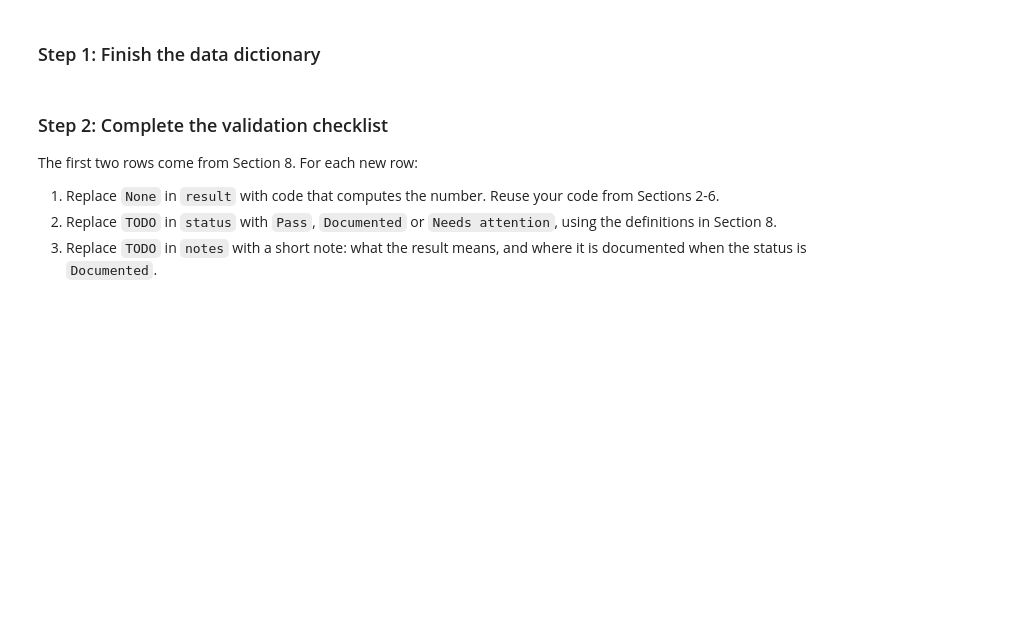
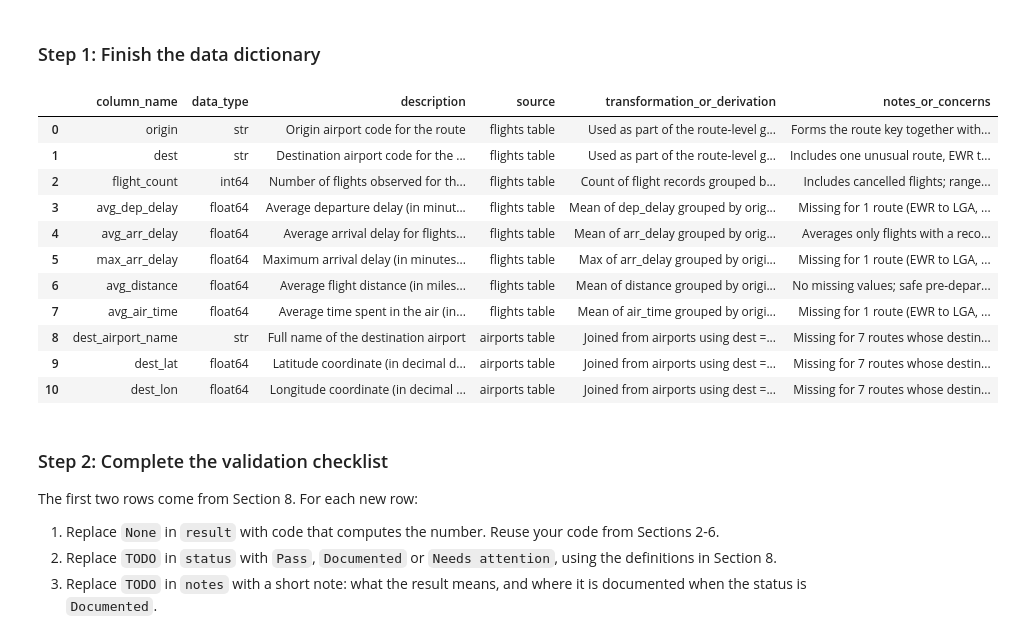
Before and after one commit to zhastedt/ban6003-week-11-zachhastedt, a Jupyter notebook: notebooks/module11_abt_documentation_guided_lab.ipynb, the cells around one changed output. Saved outputs shown, nothing was run; the diff lists cells and outputs as text; code cells hidden in the pictures; blank space fills up the shorter version.

Commit message:
Complete Module 11 ABT documentation lab

```diff
--- a/notebooks/module11_abt_documentation_guided_lab.ipynb
+++ b/notebooks/module11_abt_documentation_guided_lab.ipynb
@@ -392,10 +525,13 @@ In `notes_or_concerns`, record two findings from earlier sections: the route whe
 
 In the offline assignment you will complete the dictionary rows for the five ABT columns that are still blank.
 # %%
-# Your Turn 5 - document the ABT column avg_dep_delay (one dictionary row).
-# Replace the four empty strings, in the order of doc_fields, then run the cell.
 your_turn_entries = {
-    "avg_dep_delay": ["", "", "", ""],
+    "avg_dep_delay": [
+        "Average departure delay (in minutes) for flights on the route",
+        "flights table",
+        "Mean of dep_delay grouped by origin and dest",
+        "Missing for 1 route (EWR to LGA, where the single flight was cancelled); data leakage if used as a predictor before departure"
+    ],
 }
 
 for abt_column, values in your_turn_entries.items():
@@ -501,20 +647,56 @@ An analyst on another team will use the route ABT next week and cannot ask you t
 # %% [markdown]
 ### Step 1: Finish the data dictionary
 # %%
-# Offline Assignment, step 1 - document the five remaining ABT columns.
-# Replace the empty strings, four values per column in the order of doc_fields, then run the cell.
 remaining_entries = {
-    "max_arr_delay": ["", "", "", ""],
-    "avg_distance": ["", "", "", ""],
-    "avg_air_time": ["", "", "", ""],
-    "dest_lat": ["", "", "", ""],
-    "dest_lon": ["", "", "", ""],
+    "max_arr_delay": [
+        "Maximum arrival delay (in minutes) observed for flights on the route",
+        "flights table",
+        "Max of arr_delay grouped by origin and dest",
+        "Missing for 1 route (EWR to LGA, where the single flight was cancelled); negative values (-22 min) occur on single-flight routes where the flight arrived early; post-arrival metric (data leakage)"
+    ],
+    "avg_distance": [
+        "Average flight distance (in miles) for flights on the route",
+        "flights table",
+        "Mean of distance grouped by origin and dest",
+        "No missing values; safe pre-departure predictor"
+    ],
+    "avg_air_time": [
+        "Average time spent in the air (in minutes) for flights on the route",
+        "flights table",
+        "Mean of air_time grouped by origin and dest",
+        "Missing for 1 route (EWR to LGA, where the single flight was cancelled); post-flight metric (data leakage if used to predict delay before takeoff)"
+    ],
+    "dest_lat": [
+        "Latitude coordinate (in decimal degrees) of the destination airport",
+        "airports table",
+        "Joined from airports using dest == faa",
+        "Missing for 7 routes whose destination (BQN, PSE, SJU, STT) is not in the airports table"
+    ],
+    "dest_lon": [
+        "Longitude coordinate (in decimal degrees) of the destination airport",
+        "airports table",
+        "Joined from airports using dest == faa",
+        "Missing for 7 routes whose destination (BQN, PSE, SJU, STT) is not in the airports table"
+    ],
 }
 
 for abt_column, values in remaining_entries.items():
     data_dictionary.loc[data_dictionary["column_name"] == abt_column, doc_fields] = values
 
 data_dictionary
+# %% [output]
+|  | column_name | data_type | description | source | transformation_or_derivation | notes_or_concerns |
+| 0 | origin | str | Origin airport code for the route | flights table | Used as part of the route-level g... | Forms the route key together with... |
+| 1 | dest | str | Destination airport code for the ... | flights table | Used as part of the route-level g... | Includes one unusual route, EWR t... |
+| 2 | flight_count | int64 | Number of flights observed for th... | flights table | Count of flight records grouped b... | Includes cancelled flights; range... |
+| 3 | avg_dep_delay | float64 | Average departure delay (in minut... | flights table | Mean of dep_delay grouped by orig... | Missing for 1 route (EWR to LGA, ... |
+| 4 | avg_arr_delay | float64 | Average arrival delay for flights... | flights table | Mean of arr_delay grouped by orig... | Averages only flights with a reco... |
+| 5 | max_arr_delay | float64 | Maximum arrival delay (in minutes... | flights table | Max of arr_delay grouped by origi... | Missing for 1 route (EWR to LGA, ... |
+| 6 | avg_distance | float64 | Average flight distance (in miles... | flights table | Mean of distance grouped by origi... | No missing values; safe pre-depar... |
+| 7 | avg_air_time | float64 | Average time spent in the air (in... | flights table | Mean of air_time grouped by origi... | Missing for 1 route (EWR to LGA, ... |
+| 8 | dest_airport_name | str | Full name of the destination airport | airports table | Joined from airports using dest =... | Missing for 7 routes whose destin... |
+| 9 | dest_lat | float64 | Latitude coordinate (in decimal d... | airports table | Joined from airports using dest =... | Missing for 7 routes whose destin... |
+| 10 | dest_lon | float64 | Longitude coordinate (in decimal ... | airports table | Joined from airports using dest =... | Missing for 7 routes whose destin... |
 # %% [markdown]
 ### Step 2: Complete the validation checklist
 
```
Also changed, not shown: parts of 29 cells of this notebook, 3 other files.
